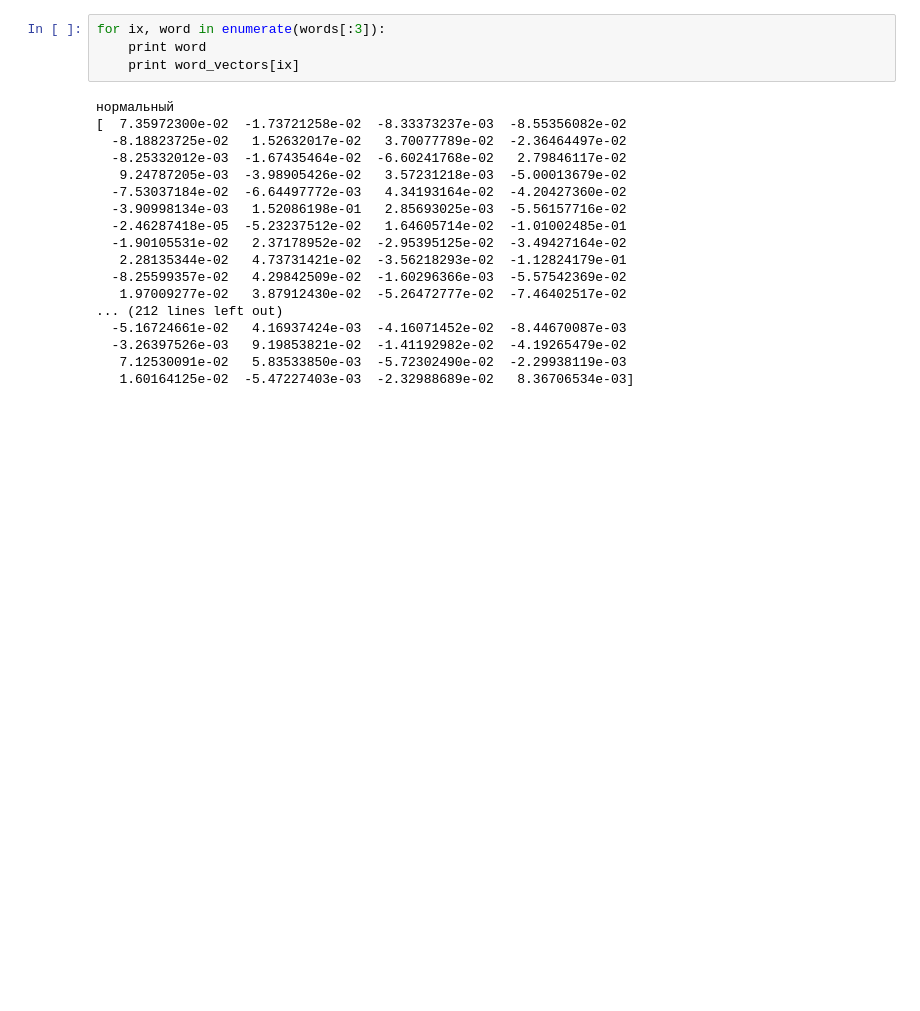
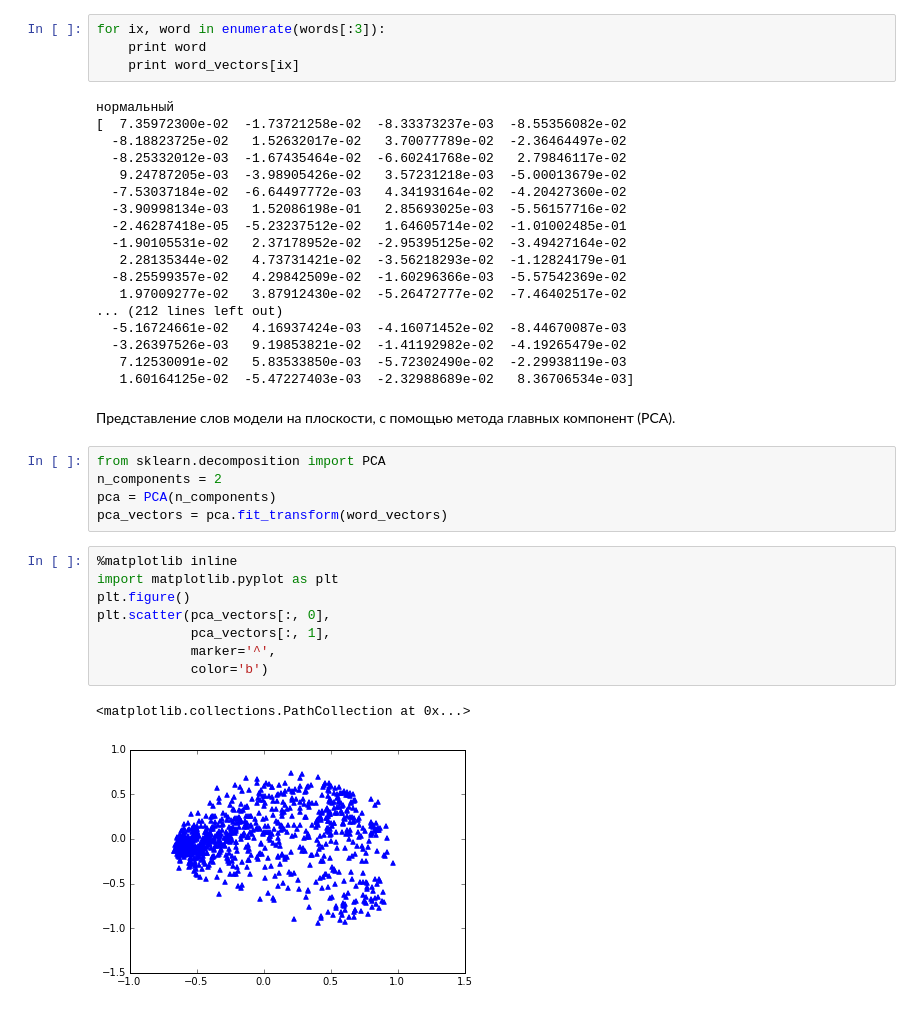
Before and after one commit to Semen52/FSA2, a Jupyter notebook: fsa/fuzzy_clustering.ipynb, the cells around one changed output. Saved outputs shown, nothing was run; the diff lists cells and outputs as text; blank space fills up the shorter version.

```diff
--- a/fsa/fuzzy_clustering.ipynb
+++ b/fsa/fuzzy_clustering.ipynb
@@ -52,3 +52,21 @@ for ix, word in enumerate(words[:3]):
   -3.26397526e-03   9.19853821e-02  -1.41192982e-02  -4.19265479e-02
    7.12530091e-02   5.83533850e-03  -5.72302490e-02  -2.29938119e-03
    1.60164125e-02  -5.47227403e-03  -2.32988689e-02   8.36706534e-03]
+# %% [markdown]
+Представление слов модели на плоскости, с помощью метода главных компонент (PCA).
+# %%
+from sklearn.decomposition import PCA
+n_components = 2
+pca = PCA(n_components)
+pca_vectors = pca.fit_transform(word_vectors)
+# %%
+%matplotlib inline
+import matplotlib.pyplot as plt
+plt.figure()
+plt.scatter(pca_vectors[:, 0],
+            pca_vectors[:, 1],
+            marker='^',
+            color='b')
+# %% [output]
+<matplotlib.collections.PathCollection at 0x...>
+[figure, added]
```
Also changed, not shown: parts of 2 cells of this notebook.
